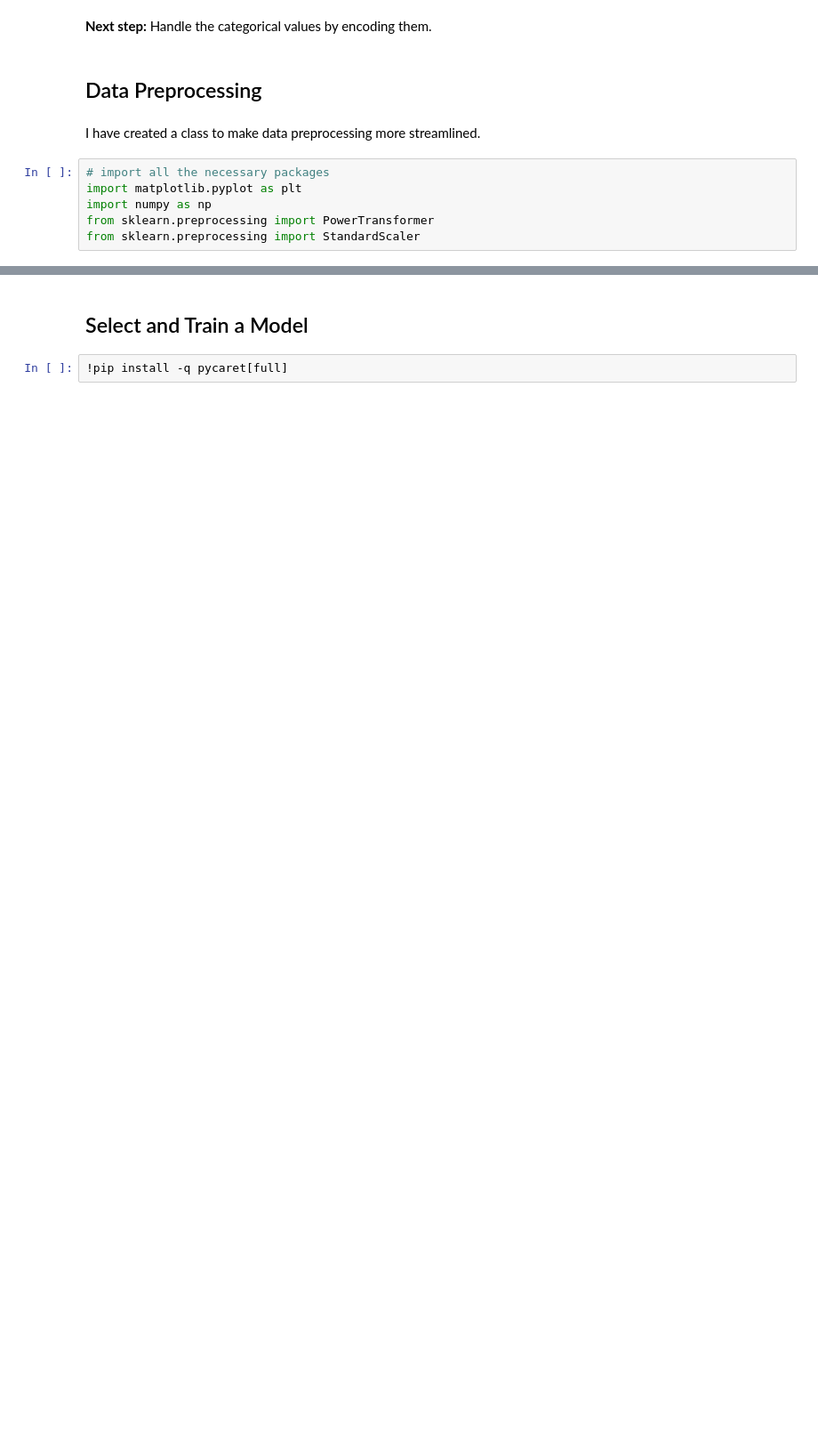
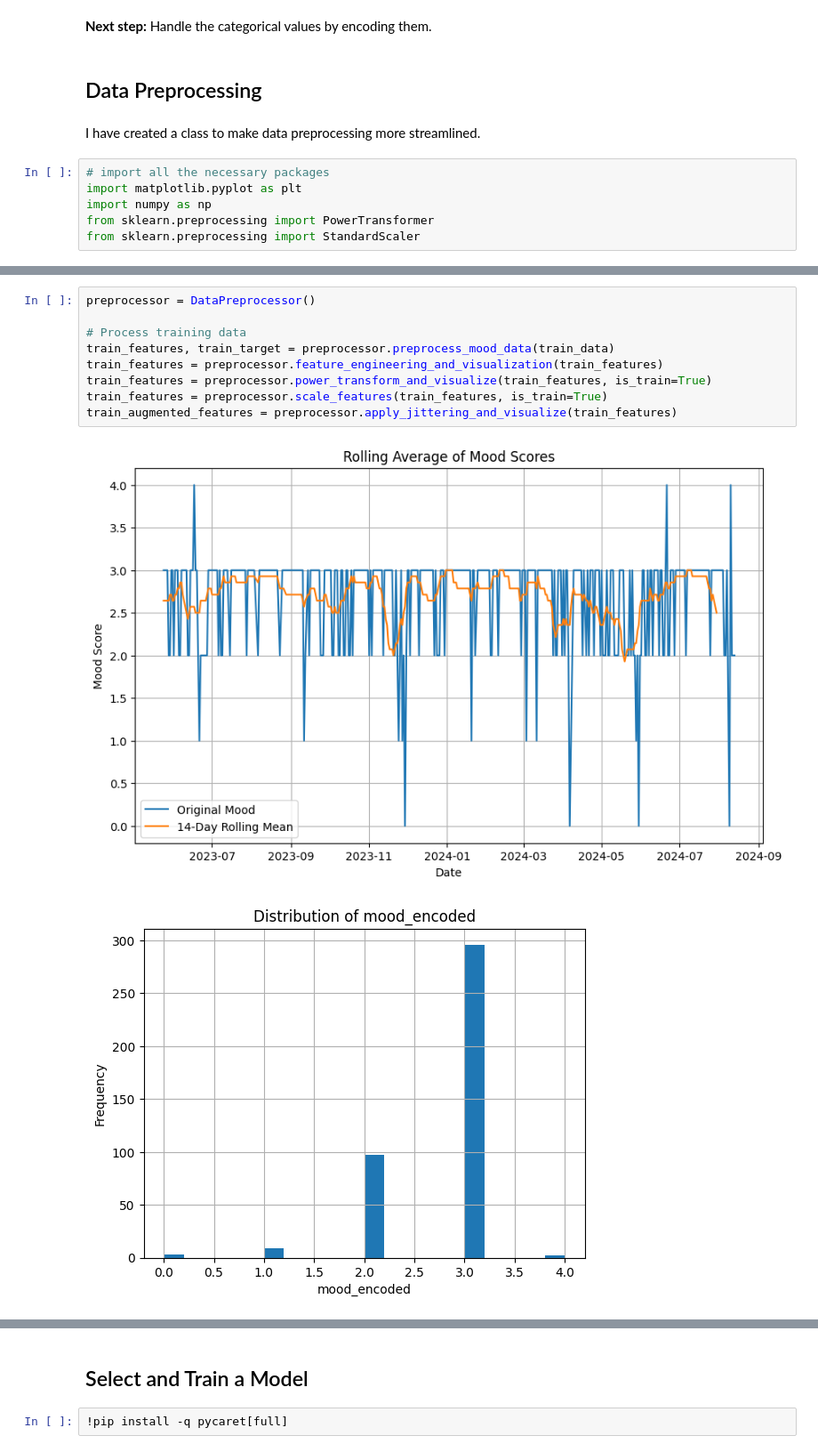
Before and after one commit to samservo09/mood-trend, a Jupyter notebook: mood_trend.ipynb, the cells around one changed output, grey strips where cells are left out. Shown at 89% size. Saved outputs shown, nothing was run; the diff lists cells and outputs as text; blank space fills up the shorter version.

```diff
--- a/mood_trend.ipynb
+++ b/mood_trend.ipynb
@@ -438,3 +439,15 @@ class DataPreprocessor:
             plt.title(f'Distribution of {column}')
             plt.grid(True)
             plt.show()
+# %%
+preprocessor = DataPreprocessor()
+
+# Process training data
+train_features, train_target = preprocessor.preprocess_mood_data(train_data)
+train_features = preprocessor.feature_engineering_and_visualization(train_features)
+train_features = preprocessor.power_transform_and_visualize(train_features, is_train=True)
+train_features = preprocessor.scale_features(train_features, is_train=True)
+train_augmented_features = preprocessor.apply_jittering_and_visualize(train_features)
+# %% [output]
+[figure, added]
+[figure, added]
```
Also changed, not shown: parts of 13 cells of this notebook.
